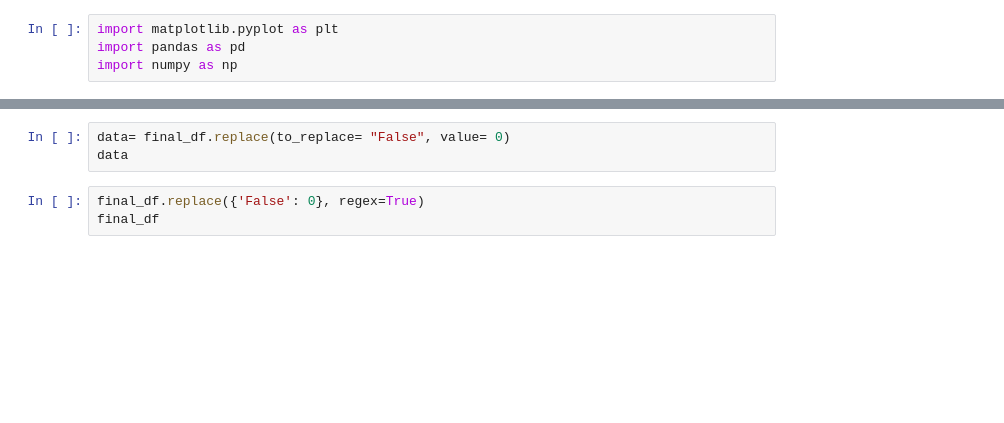
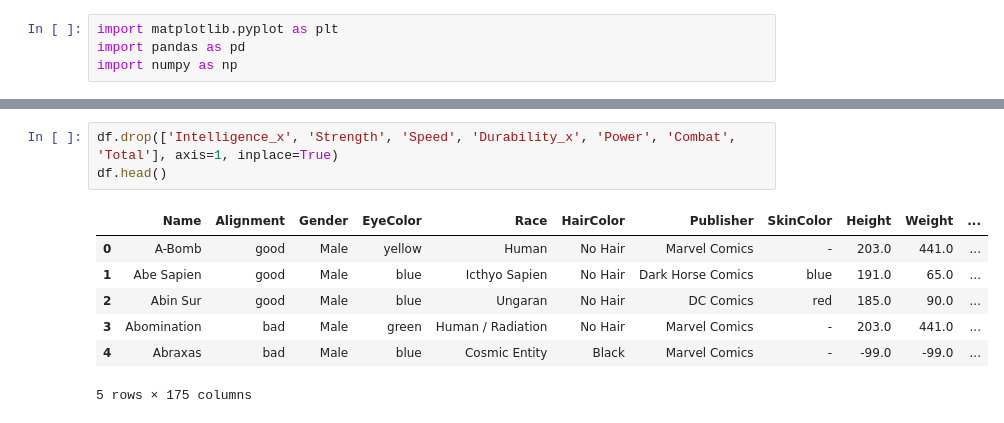
Before and after one commit to Brandilyn0506/SMU_project3_marvel, a Jupyter notebook: viz3_data.ipynb, the cells around one changed output, grey strips where cells are left out. Cells and saved outputs as stored; diff of their text form; blank space fills up the shorter version.

Commit message:
data clean viz3
Data clean up for 3rd visualization

```diff
--- a/viz3_data.ipynb
+++ b/viz3_data.ipynb
@@ -45,6 +45,11 @@ df.dropna()
-# %%
-data= final_df.replace(to_replace= "False", value= 0)
-data
-# %%
-final_df.replace({'False': 0}, regex=True)
-final_df
+# %%
+df.drop(['Intelligence_x', 'Strength', 'Speed', 'Durability_x', 'Power', 'Combat', 'Total'], axis=1, inplace=True)
+df.head()
+# %% [output]
+|  | Name | Alignment | Gender | EyeColor | Race | HairColor | Publisher | SkinColor | Height | Weight | ... |
+| 0 | A-Bomb | good | Male | yellow | Human | No Hair | Marvel Comics | - | 203.0 | 441.0 | ... |
+| 1 | Abe Sapien | good | Male | blue | Icthyo Sapien | No Hair | Dark Horse Comics | blue | 191.0 | 65.0 | ... |
+| 2 | Abin Sur | good | Male | blue | Ungaran | No Hair | DC Comics | red | 185.0 | 90.0 | ... |
+| 3 | Abomination | bad | Male | green | Human / Radiation | No Hair | Marvel Comics | - | 203.0 | 441.0 | ... |
+| 4 | Abraxas | bad | Male | blue | Cosmic Entity | Black | Marvel Comics | - | -99.0 | -99.0 | ... |
+5 rows × 175 columns
```
Also changed, not shown: parts of 6 cells of this notebook, 1 other file.
